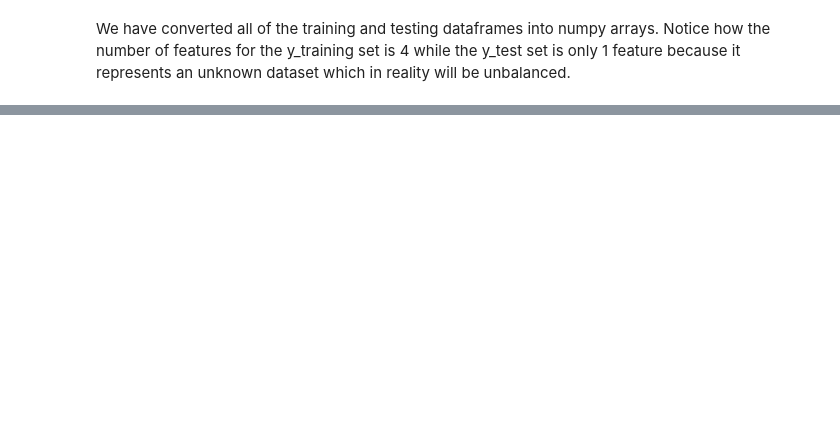
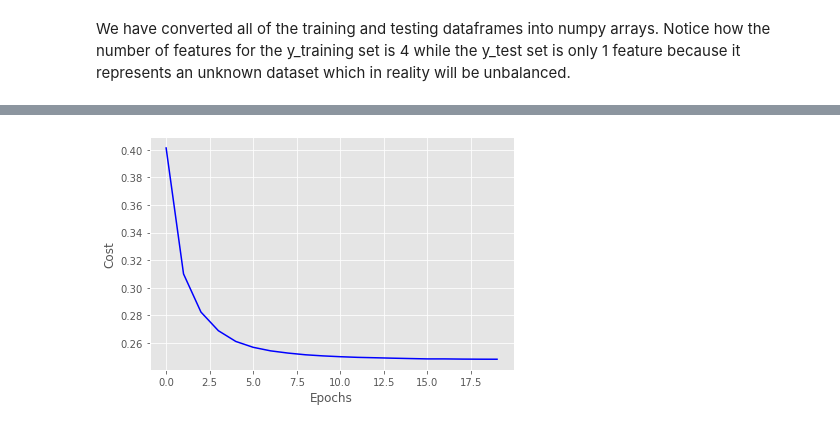
Before and after one commit to lukedemaio/MLLab04, a Jupyter notebook: Lab4_ROS.ipynb, the cells around one changed output, grey strips where cells are left out. Saved outputs shown, nothing was run; the diff lists cells and outputs as text; code cells hidden in the pictures; blank space fills up the shorter version.

```diff
--- a/Lab4_ROS.ipynb
+++ b/Lab4_ROS.ipynb
@@ -503,7 +430,0 @@ print(X_test.shape)
-# %%
-scaler = StandardScaler()
-X_cat_train = X_train.copy()
-X_cat_test = X_test.copy()
-
-X_cat_train = scaler.fit_transform(X_cat_train)
-X_cat_test = scaler.fit_transform(X_cat_test)
@@ -531,0 +433,10 @@ plt.show()
+# %%
+cdf_target = cdf['ChildPoverty']
+cdf_data = cdf.drop(['ChildPoverty'], axis=1)
+
+X = cdf_data.copy()
+X = scaler.fit_transform(X)
+y = cdf_target.copy()
+
+X_train, X_test, y_train, y_test = sklearn.model_selection.train_test_split(X,y, test_size=0.2)
+y_train.describe()
@@ -531,0 +478,11 @@ plt.show()
+# %%
+params = {'n_hidden':35,
+         'C':0.1, 'epochs':20, 'eta':0.001, 'minibatches':len(X_train)/35,
+         'shuffle':True,'random_state':1}
+# %%
+%%time
+nn_mcg = TLP_MCG(**params)
+
+nn_mcg.fit(X_train, y_train, print_progress=1)
+yhat = nn_mcg.predict(X_test)
+print('Accuracy:',accuracy_score(y_test,yhat))
@@ -532,3 +494,13 @@ plt.show()
+# %%
+cost_avgs = [np.mean(x) for x in nn_mcg.cost_]
+
+plt.plot(range(len(cost_avgs)), cost_avgs, color='blue')
+plt.ylabel('Cost')
+plt.xlabel('Epochs')
+plt.tight_layout()
+plt.show()
+# %% [output]
+[figure, added]
 # %%
 #[1 points] Compare the performance of the three models you just trained. Are there any meaningful differences in
 #performance? Explain, in your own words, why these models have (or do not have) different performances.
```
Also changed, not shown: parts of 41 cells of this notebook.
